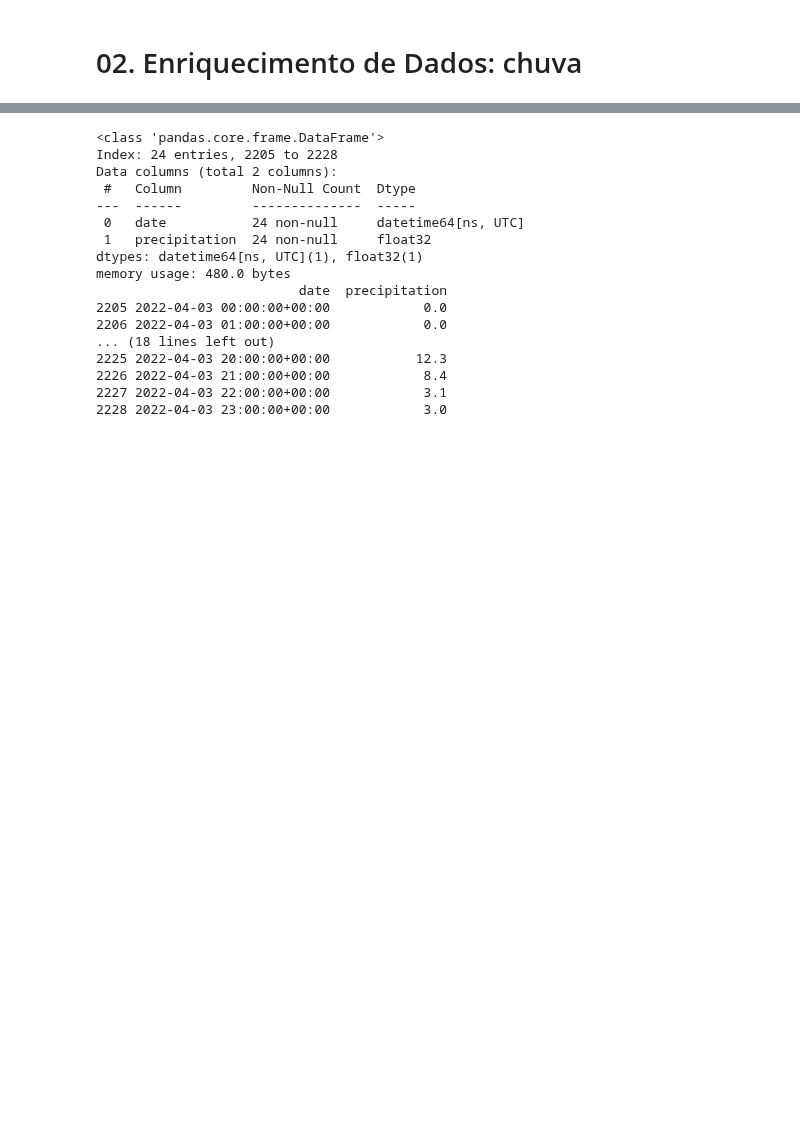
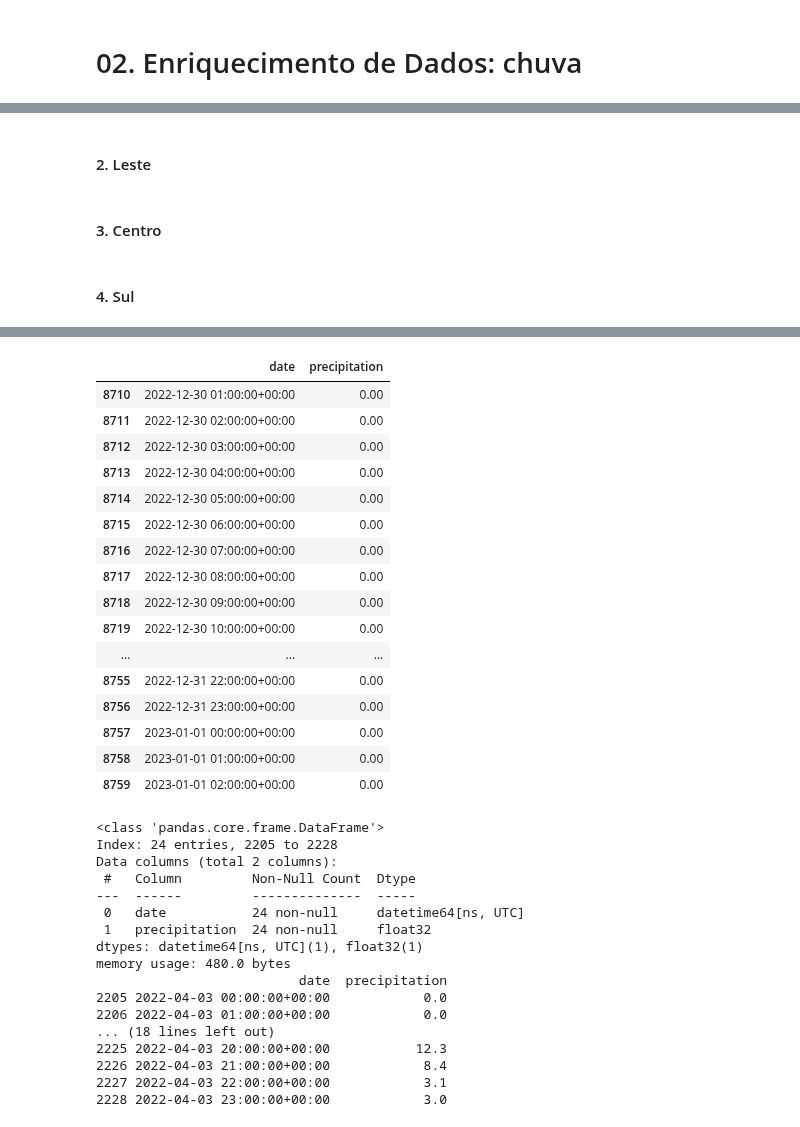
Before and after one commit to nandasiq/acidentes-poa, a Jupyter notebook: jupyter/02_chuva.ipynb, the cells around one changed output, grey strips where cells are left out. Cells and saved outputs as stored; diff of their text form; code cells hidden in the pictures; blank space fills up the shorter version.

```diff
--- a/jupyter/02_chuva.ipynb
+++ b/jupyter/02_chuva.ipynb
@@ -14,13 +19 @@ df = pd.read_parquet("../dados/intermediarios/acidentes_tratado.parquet")
-# %%
-coord = {
-    "NORTE":  (-29.987, -51.165),
-    "LESTE":  (-30.040, -51.160),
-    "CENTRO": (-30.027, -51.220),
-    "SUL":    (-30.120, -51.230)
-}
-
-anos = [2020, 2021, 2022, 2023, 2024]
-dfs_all = []
-
-os.makedirs("../dados/intermediarios/clima", exist_ok=True)
 # %% [markdown]
@@ -77,0 +21,4 @@ df_teste.to_parquet('../dados/intermediarios/clima/clima_LESTE_2024.parquet', in
+# %%
+cache_session = requests_cache.CachedSession('.cache', expire_after = -1)
+retry_session = retry(cache_session, retries = 5, backoff_factor = 0.2)
+openmeteo = openmeteo_requests.Client(session = retry_session)
@@ -104,0 +76,3 @@ O loop acima travou por estourar chamadas gratuitas. Processo dividido em dias d
+# %%
+lat, lon = coord["NORTE"]
+dados_chuva(lat, lon, "NORTE")
@@ -105,23 +94,20 @@ O loop acima travou por estourar chamadas gratuitas. Processo dividido em dias d
+# %% [markdown]
+#### 2. Leste
+# %% [markdown]
+#### 3. Centro
+# %% [markdown]
+#### 4. Sul
 # %%
-import openmeteo_requests
-
-import pandas as pd
-import requests_cache
-from retry_requests import retry
-
-# Setup the Open-Meteo API client with cache and retry on error
-cache_session = requests_cache.CachedSession('.cache', expire_after = 3600)
-retry_session = retry(cache_session, retries = 5, backoff_factor = 0.2)
-openmeteo = openmeteo_requests.Client(session = retry_session)
 
 # Make sure all required weather variables are listed here
 # The order of variables in hourly or daily is important to assign them correctly below
 url = "https://historical-forecast-api.open-meteo.com/v1/forecast"
+
 params = {
-	"latitude": -30.12,
-	"longitude": -51.23,
-	"start_date": "2022-01-01",
-	"end_date": "2022-12-31",
+	"latitude": lat,
+	"longitude": long,
+	"start_date": f"{ano}-01-01",
+    "end_date": f"{ano}-12-31",
 	"hourly": "precipitation",
 	"timezone": "America/Sao_Paulo",
 }
@@ -173,5 +159,22 @@ Hourly data
 
 [8760 rows x 2 columns]
+|  | date | precipitation |
+| 8710 | 2022-12-30 01:00:00+00:00 | 0.00 |
+| 8711 | 2022-12-30 02:00:00+00:00 | 0.00 |
+| 8712 | 2022-12-30 03:00:00+00:00 | 0.00 |
+| 8713 | 2022-12-30 04:00:00+00:00 | 0.00 |
+| 8714 | 2022-12-30 05:00:00+00:00 | 0.00 |
+| 8715 | 2022-12-30 06:00:00+00:00 | 0.00 |
+| 8716 | 2022-12-30 07:00:00+00:00 | 0.00 |
+| 8717 | 2022-12-30 08:00:00+00:00 | 0.00 |
+| 8718 | 2022-12-30 09:00:00+00:00 | 0.00 |
+| 8719 | 2022-12-30 10:00:00+00:00 | 0.00 |
+| ... | ... | ... |
+| 8755 | 2022-12-31 22:00:00+00:00 | 0.00 |
+| 8756 | 2022-12-31 23:00:00+00:00 | 0.00 |
+| 8757 | 2023-01-01 00:00:00+00:00 | 0.00 |
+| 8758 | 2023-01-01 01:00:00+00:00 | 0.00 |
+| 8759 | 2023-01-01 02:00:00+00:00 | 0.00 |
 # %%
 dia = pd.to_datetime('2022-04-03').date()
 busca = hourly_dataframe[hourly_dataframe['date'].dt.date == dia]
```
Also changed, not shown: parts of 15 cells of this notebook, 24 other files.
